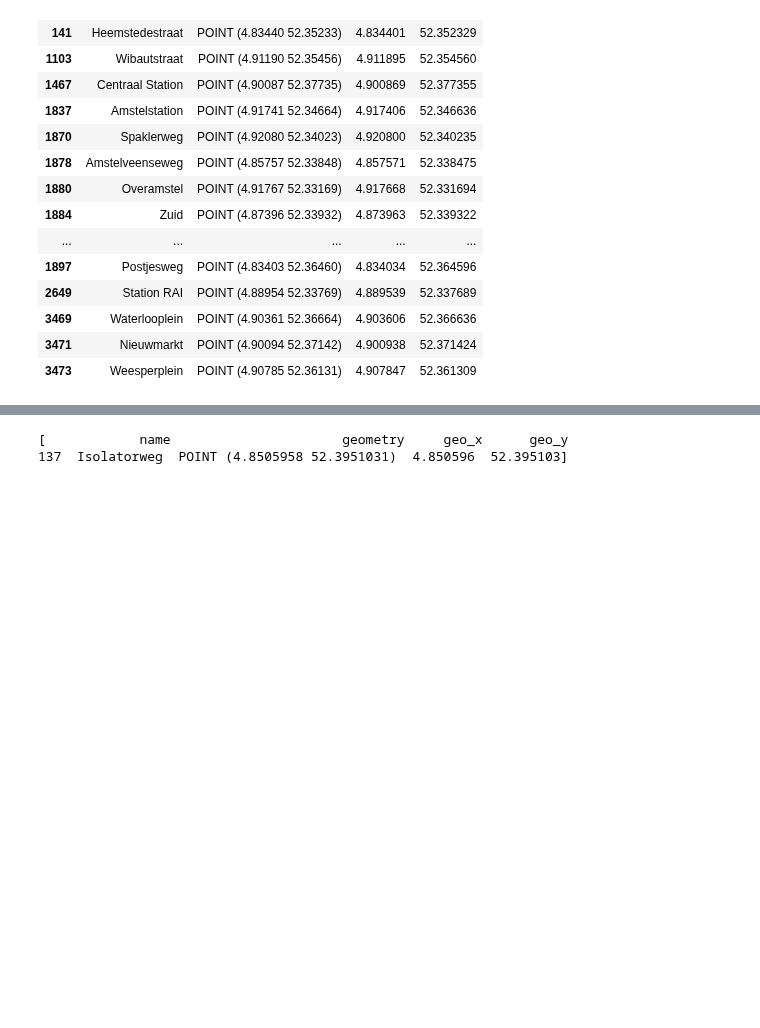
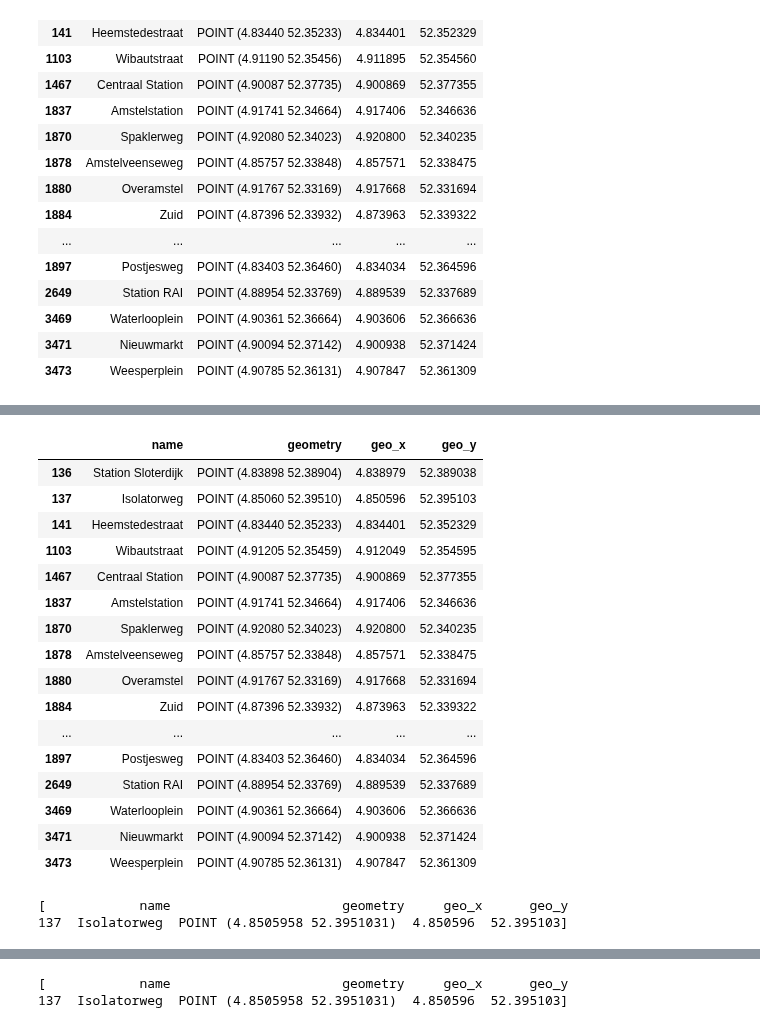
Before and after one commit to SYuGao/uvmt, a Jupyter notebook: notebooks/metro51_to_isolasoweg.ipynb, the cells around one changed output, grey strips where cells are left out. Cells and saved outputs as stored; diff of their text form; code cells hidden in the pictures; blank space fills up the shorter version.

```diff
--- a/notebooks/metro51_to_isolasoweg.ipynb
+++ b/notebooks/metro51_to_isolasoweg.ipynb
@@ -699,0 +720,22 @@ city_sub_stations_dict['Metro 51: Centraal Station => Isolatorweg']
+# %%
+city_sub_stations_dict['Metro 51: Centraal Station => Isolatorweg'].iloc[3] = city_sub_stations_dict['Metro 51: Isolatorweg => Centraal Station'].iloc[0]
+# %%
+city_sub_stations_dict['Metro 51: Centraal Station => Isolatorweg']
+# %% [output]
+|  | name | geometry | geo_x | geo_y |
+| 136 | Station Sloterdijk | POINT (4.83898 52.38904) | 4.838979 | 52.389038 |
+| 137 | Isolatorweg | POINT (4.85060 52.39510) | 4.850596 | 52.395103 |
+| 141 | Heemstedestraat | POINT (4.83440 52.35233) | 4.834401 | 52.352329 |
+| 1103 | Wibautstraat | POINT (4.91205 52.35459) | 4.912049 | 52.354595 |
+| 1467 | Centraal Station | POINT (4.90087 52.37735) | 4.900869 | 52.377355 |
+| 1837 | Amstelstation | POINT (4.91741 52.34664) | 4.917406 | 52.346636 |
+| 1870 | Spaklerweg | POINT (4.92080 52.34023) | 4.920800 | 52.340235 |
+| 1878 | Amstelveenseweg | POINT (4.85757 52.33848) | 4.857571 | 52.338475 |
+| 1880 | Overamstel | POINT (4.91767 52.33169) | 4.917668 | 52.331694 |
+| 1884 | Zuid | POINT (4.87396 52.33932) | 4.873963 | 52.339322 |
+| ... | ... | ... | ... | ... |
+| 1897 | Postjesweg | POINT (4.83403 52.36460) | 4.834034 | 52.364596 |
+| 2649 | Station RAI | POINT (4.88954 52.33769) | 4.889539 | 52.337689 |
+| 3469 | Waterlooplein | POINT (4.90361 52.36664) | 4.903606 | 52.366636 |
+| 3471 | Nieuwmarkt | POINT (4.90094 52.37142) | 4.900938 | 52.371424 |
+| 3473 | Weesperplein | POINT (4.90785 52.36131) | 4.907847 | 52.361309 |
@@ -699,0 +753,5 @@ city_sub_stations_dict['Metro 51: Centraal Station => Isolatorweg']
+# %%
+print(new_order)
+# %% [output]
+[            name                      geometry     geo_x      geo_y
+137  Isolatorweg  POINT (4.8505958 52.3951031)  4.850596  52.395103]
```
Also changed, not shown: parts of 6 cells of this notebook, 4 other files.
